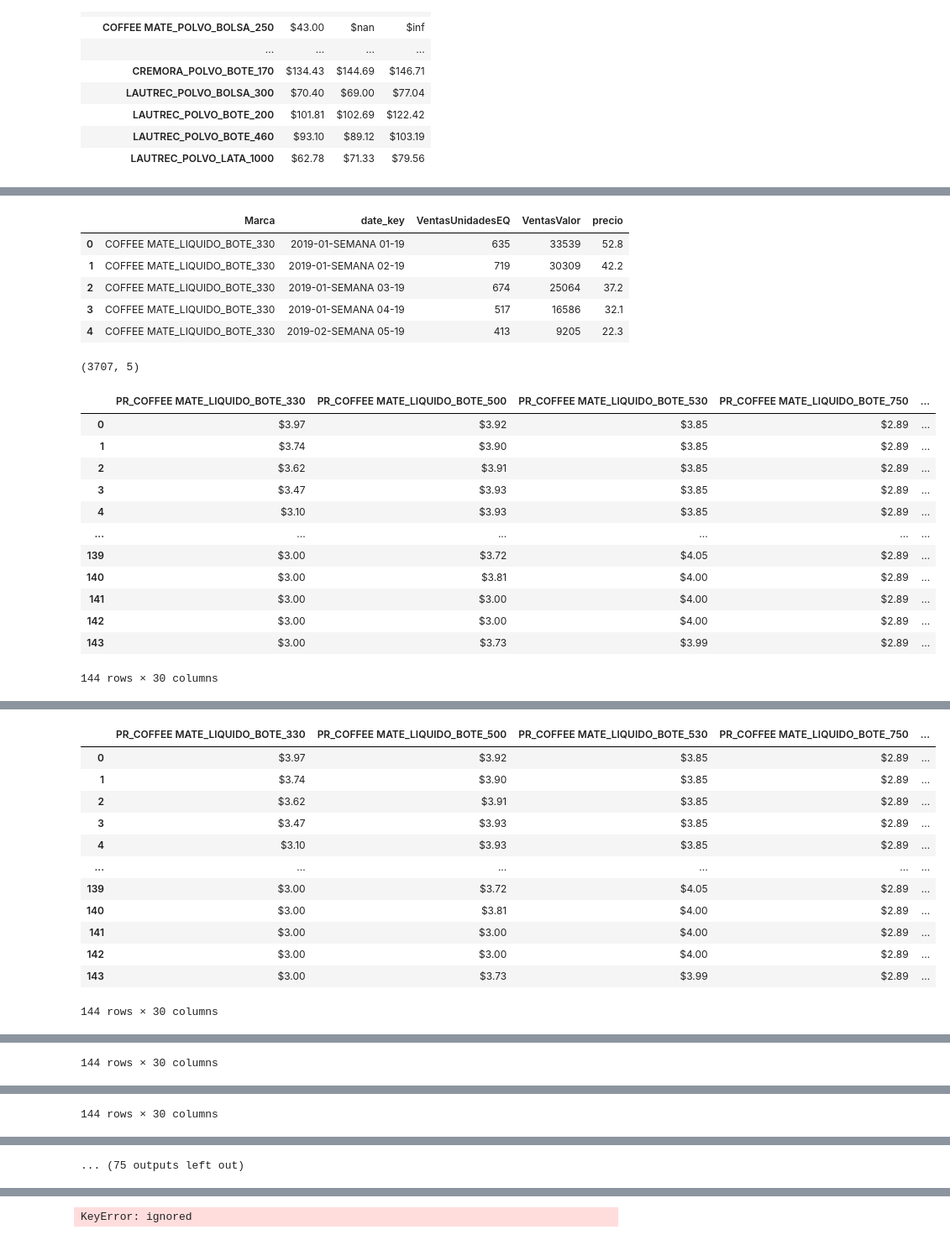
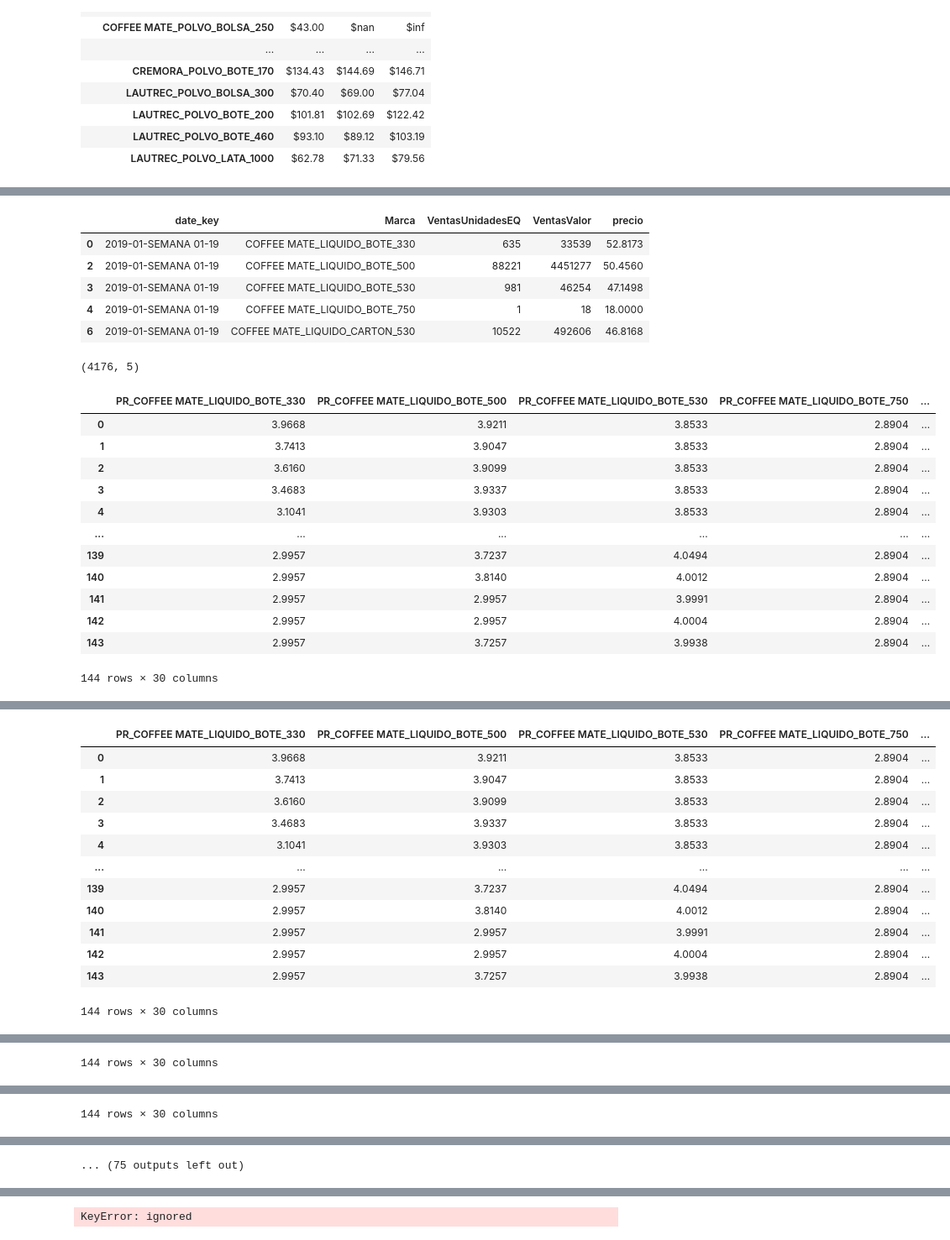
Before and after one commit to Lucio-MR/Elasticidades, a Jupyter notebook: Elasticidades_II.ipynb, the cells around one changed output, grey strips where cells are left out. Shown at 84% size. Cells and saved outputs as stored; diff of their text form; code cells hidden in the pictures.

```diff
--- a/Elasticidades_II.ipynb
+++ b/Elasticidades_II.ipynb
@@ -544,72 +540,71 @@ acum = acum[~acum['Marca'].isin(['COFFEE MATE_POLVO_DOY PACK_226','COFFEE MATE_P
                                  'COFFEE MATE_POLVO_BOTE_210','COFFEE MATE_POLVO_LATA_1200','COFFEE MATE_POLVO_LATA_900'])]
 # %%
 #Creamos una base para generar los modelos
-pd.options.display.float_format = '{:,.1f}'.format
-acum = pd.DataFrame(data.groupby(['Marca','date_key'])['VentasUnidadesEQ','VentasValor'].agg([np.sum])).reset_index().sort_values(['Marca','date_key'])
-acum.columns = acum.columns.get_level_values(0)
-acum.loc[acum['VentasUnidadesEQ'] == 0, 'VentasUnidadesEQ'] = 1
-acum['precio'] = acum['VentasValor'] / acum['VentasUnidadesEQ']
-display(acum.head())
-print(acum.shape)
+#pd.options.display.float_format = '{:,.1f}'.format
+#acum = pd.DataFrame(data.groupby(['Marca','date_key'])['VentasUnidadesEQ','VentasValor'].agg([np.sum])).reset_index().sort_values(['Marca','date_key'])
+#acum.columns = acum.columns.get_level_values(0)
+#acum.loc[acum['VentasUnidadesEQ'] == 0, 'VentasUnidadesEQ'] = 1
+#acum['precio'] = acum['VentasValor'] / acum['VentasUnidadesEQ']
+#display(acum.head())
+#print(acum.shape)
 #Quitamos los FE que no vamos a modelar
 #acum = acum[~acum['FE_new'].isin(['Nido Forti 1.56Kg','Nido Deslac 800G','Nido Forti 1.92Kg','Nido Forti 2.28 Kg','Nido Forti 360G','Nido Sistema 144G '])]
 # %% [output]
-|  | Marca | date_key | VentasUnidadesEQ | VentasValor | precio |
-| 0 | COFFEE MATE_LIQUIDO_BOTE_330 | 2019-01-SEMANA 01-19 | 635 | 33539 | 52.8 |
-| 1 | COFFEE MATE_LIQUIDO_BOTE_330 | 2019-01-SEMANA 02-19 | 719 | 30309 | 42.2 |
-| 2 | COFFEE MATE_LIQUIDO_BOTE_330 | 2019-01-SEMANA 03-19 | 674 | 25064 | 37.2 |
-| 3 | COFFEE MATE_LIQUIDO_BOTE_330 | 2019-01-SEMANA 04-19 | 517 | 16586 | 32.1 |
-| 4 | COFFEE MATE_LIQUIDO_BOTE_330 | 2019-02-SEMANA 05-19 | 413 | 9205 | 22.3 |
+|  | date_key | Marca | VentasUnidadesEQ | VentasValor | precio |
+| 0 | 2019-01-SEMANA 01-19 | COFFEE MATE_LIQUIDO_BOTE_330 | 635 | 33539 | 52.8173 |
+| 2 | 2019-01-SEMANA 01-19 | COFFEE MATE_LIQUIDO_BOTE_500 | 88221 | 4451277 | 50.4560 |
+| 3 | 2019-01-SEMANA 01-19 | COFFEE MATE_LIQUIDO_BOTE_530 | 981 | 46254 | 47.1498 |
+| 4 | 2019-01-SEMANA 01-19 | COFFEE MATE_LIQUIDO_BOTE_750 | 1 | 18 | 18.0000 |
+| 6 | 2019-01-SEMANA 01-19 | COFFEE MATE_LIQUIDO_CARTON_530 | 10522 | 492606 | 46.8168 |
-(3707, 5)
+(4176, 5)
 # %%
-#Regresiones lineales con intercepto por FE
+##Regresiones lineales con intercepto por FE
 resultados = {'FEs' : list(acum.Marca.unique()),
               'f_pvalue' : [],
               'r2' : [],
-              'r2_adj' : [],
-              'model_obj' : []}
+              'r2_adj' : []}
 betas = {}
 for FE in resultados['FEs']:
     #Preparamos los datos a usar
     sub = acum[acum['Marca'] == FE]
     sub = sub[['date_key','VentasUnidadesEQ']]
     precios_pt = pd.pivot_table(acum[['date_key','Marca','precio']], values='precio', index=['date_key'],columns=['Marca'], aggfunc=np.sum)
     precios_pt.columns = precios_pt.columns.get_level_values(0)
     precios_pt.columns = ['PR_' + x for x in precios_pt.columns]
     sub = sub.merge(precios_pt, how = 'left', on = 'date_key', sort = True)
     aux = sub.drop(['date_key'], axis = 1).apply(np.log, axis = 0).copy()#dropna()
     aux['t'] = range(0, aux.shape[0])
     y = aux['VentasUnidadesEQ'].copy()
     X = aux.drop(['VentasUnidadesEQ'], axis = 1).copy()
     display(X)
     #Modelamos
     model = sm.OLS(y, sm.add_constant(X)).fit()
-    #model = Ridge(alpha = .5).fit(X, y)
     betas[FE] = model.params.reset_index().rename(columns={'index':'type',0:'parameter'})
-    #betas[FE] = model.get_params.reset_index().rename(columns={'index':'type',0:'parameter'})
+    #Guardamos el modelo
+    model_name = FE + '.sav'
+    pickle.dump(model, open(model_name, 'wb'))
     #Guardamos estadisticos
     resultados['f_pvalue'].append(model.f_pvalue)
     resultados['r2'].append(model.rsquared_adj)
     resultados['r2_adj'].append(model.rsquared)
-    resultados['model_obj'].append(model)
     print('-'*100)
     print('Elasticidad ' + FE)
     print(model.summary())
     #Graficamos
     print('-'*100)
 # %% [output]
 |  | PR_COFFEE MATE_LIQUIDO_BOTE_330 | PR_COFFEE MATE_LIQUIDO_BOTE_500 | PR_COFFEE MATE_LIQUIDO_BOTE_530 | PR_COFFEE MATE_LIQUIDO_BOTE_750 | ... |
-| 0 | $3.97 | $3.92 | $3.85 | $2.89 | ... |
-| 1 | $3.74 | $3.90 | $3.85 | $2.89 | ... |
-| 2 | $3.62 | $3.91 | $3.85 | $2.89 | ... |
-| 3 | $3.47 | $3.93 | $3.85 | $2.89 | ... |
-| 4 | $3.10 | $3.93 | $3.85 | $2.89 | ... |
+| 0 | 3.9668 | 3.9211 | 3.8533 | 2.8904 | ... |
+| 1 | 3.7413 | 3.9047 | 3.8533 | 2.8904 | ... |
+| 2 | 3.6160 | 3.9099 | 3.8533 | 2.8904 | ... |
+| 3 | 3.4683 | 3.9337 | 3.8533 | 2.8904 | ... |
+| 4 | 3.1041 | 3.9303 | 3.8533 | 2.8904 | ... |
 | ... | ... | ... | ... | ... | ... |
-| 139 | $3.00 | $3.72 | $4.05 | $2.89 | ... |
-| 140 | $3.00 | $3.81 | $4.00 | $2.89 | ... |
-| 141 | $3.00 | $3.00 | $4.00 | $2.89 | ... |
-| 142 | $3.00 | $3.00 | $4.00 | $2.89 | ... |
-| 143 | $3.00 | $3.73 | $3.99 | $2.89 | ... |
+| 139 | 2.9957 | 3.7237 | 4.0494 | 2.8904 | ... |
+| 140 | 2.9957 | 3.8140 | 4.0012 | 2.8904 | ... |
+| 141 | 2.9957 | 2.9957 | 3.9991 | 2.8904 | ... |
+| 142 | 2.9957 | 2.9957 | 4.0004 | 2.8904 | ... |
+| 143 | 2.9957 | 3.7257 | 3.9938 | 2.8904 | ... |
 144 rows × 30 columns
 ----------------------------------------------------------------------------------------------------
 Elasticidad COFFEE MATE_LIQUIDO_BOTE_330
@@ -629,17 +624,17 @@ Df Model:                          30
 strong multicollinearity or other numerical problems.
 ----------------------------------------------------------------------------------------------------
 |  | PR_COFFEE MATE_LIQUIDO_BOTE_330 | PR_COFFEE MATE_LIQUIDO_BOTE_500 | PR_COFFEE MATE_LIQUIDO_BOTE_530 | PR_COFFEE MATE_LIQUIDO_BOTE_750 | ... |
-| 0 | $3.97 | $3.92 | $3.85 | $2.89 | ... |
-| 1 | $3.74 | $3.90 | $3.85 | $2.89 | ... |
-| 2 | $3.62 | $3.91 | $3.85 | $2.89 | ... |
-| 3 | $3.47 | $3.93 | $3.85 | $2.89 | ... |
-| 4 | $3.10 | $3.93 | $3.85 | $2.89 | ... |
+| 0 | 3.9668 | 3.9211 | 3.8533 | 2.8904 | ... |
+| 1 | 3.7413 | 3.9047 | 3.8533 | 2.8904 | ... |
+| 2 | 3.6160 | 3.9099 | 3.8533 | 2.8904 | ... |
+| 3 | 3.4683 | 3.9337 | 3.8533 | 2.8904 | ... |
+| 4 | 3.1041 | 3.9303 | 3.8533 | 2.8904 | ... |
 | ... | ... | ... | ... | ... | ... |
-| 139 | $3.00 | $3.72 | $4.05 | $2.89 | ... |
-| 140 | $3.00 | $3.81 | $4.00 | $2.89 | ... |
-| 141 | $3.00 | $3.00 | $4.00 | $2.89 | ... |
-| 142 | $3.00 | $3.00 | $4.00 | $2.89 | ... |
-| 143 | $3.00 | $3.73 | $3.99 | $2.89 | ... |
+| 139 | 2.9957 | 3.7237 | 4.0494 | 2.8904 | ... |
+| 140 | 2.9957 | 3.8140 | 4.0012 | 2.8904 | ... |
+| 141 | 2.9957 | 2.9957 | 3.9991 | 2.8904 | ... |
+| 142 | 2.9957 | 2.9957 | 4.0004 | 2.8904 | ... |
+| 143 | 2.9957 | 3.7257 | 3.9938 | 2.8904 | ... |
 144 rows × 30 columns
 ----------------------------------------------------------------------------------------------------
 Elasticidad COFFEE MATE_LIQUIDO_BOTE_500
```
Also changed, not shown: parts of 15 cells of this notebook.
